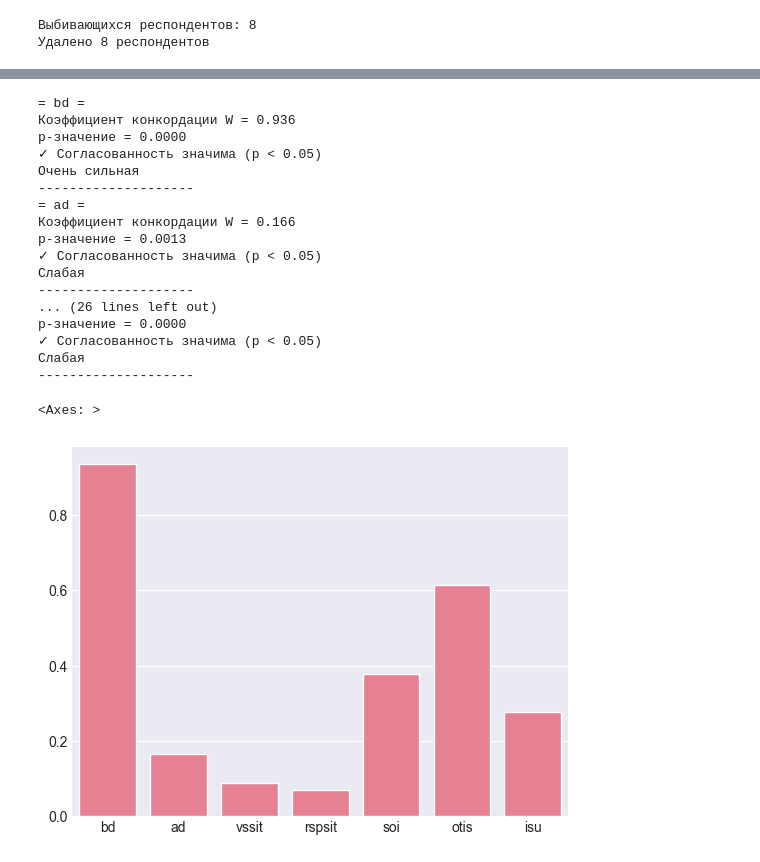
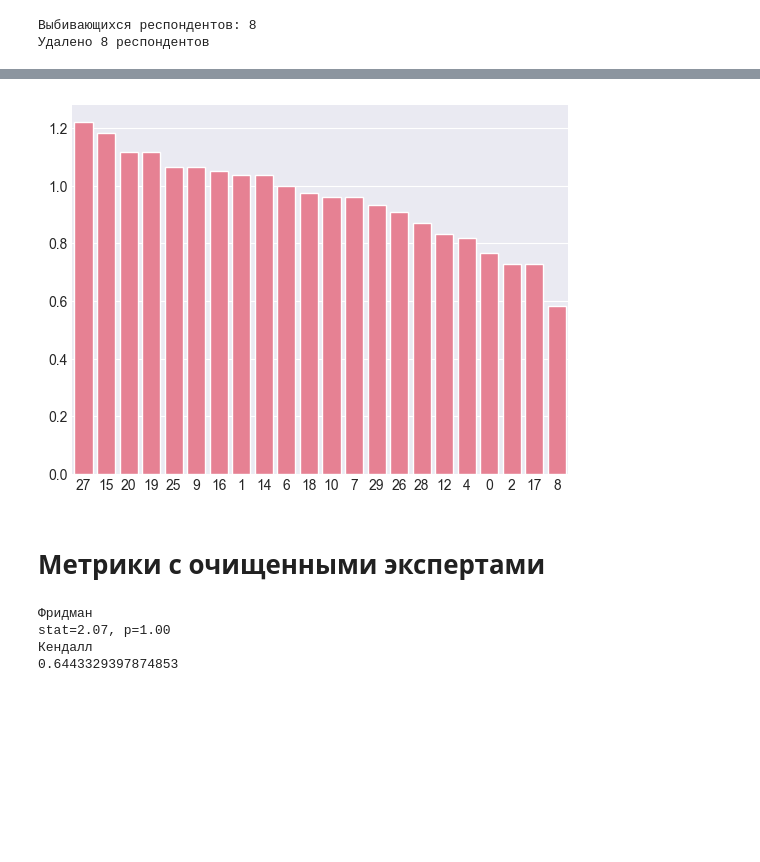
Before and after one commit to thatusualguy/practice3, a Jupyter notebook: main.ipynb, the cells around one changed output, grey strips where cells are left out. Saved outputs shown, nothing was run; the diff lists cells and outputs as text; code cells hidden in the pictures; blank space fills up the shorter version.

```diff
--- a/main.ipynb
+++ b/main.ipynb
@@ -512,48 +526,14 @@ isu        | χ² =  36.50 | p = 0.000002 | Различия есть
-# %%
-data = clean_df.select_dtypes(include=[np.number])
-kendalls = {}
-for postfix in friedmans:
-	cols = [c for c in data.columns if c.endswith(postfix)]
-
-	W, p = kendall_w(data[cols].values, friedmans[postfix])
-
-	kendalls[postfix] = W
-
-	print(f"= {postfix} =")
-	print(f"Коэффициент конкордации W = {W:.3f}")
-	print(f"p-значение = {p:.4f}")
-
-	if p < 0.05:
-		print("✓ Согласованность значима (p < 0.05)")
-	else:
-		print("✗ Согласованность не значима")
-
-	# Интерпретация
-	if W < 0.1: print("Очень слабая")
-	elif W < 0.3: print("Слабая")
-	elif W < 0.5: print("Умеренная")
-	elif W < 0.7: print("Сильная")
-	else: print("Очень сильная")
-	print("-"*20)
-
-sns.barplot(kendalls)
-# %% [output]
-= bd =
-Коэффициент конкордации W = 0.936
-p-значение = 0.0000
-✓ Согласованность значима (p < 0.05)
-Очень сильная
---------------------
-= ad =
-Коэффициент конкордации W = 0.166
-p-значение = 0.0013
-✓ Согласованность значима (p < 0.05)
-Слабая
---------------------
-... (26 lines left out)
-p-значение = 0.0000
-✓ Согласованность значима (p < 0.05)
-Слабая
---------------------
-<Axes: >
-[figure, removed]
+# %%
+# ranks.drop(bad_experts, inplace=True)
+display_dev()
+# %% [output]
+[figure, added]
+# %% [markdown]
+# Метрики с очищенными экспертами
+# %%
+after_experts = metrics(ranks)
+# %% [output]
+Фридман
+stat=2.07, p=1.00
+Кендалл
+0.6443329397874853
```
Also changed, not shown: parts of 32 cells of this notebook.
